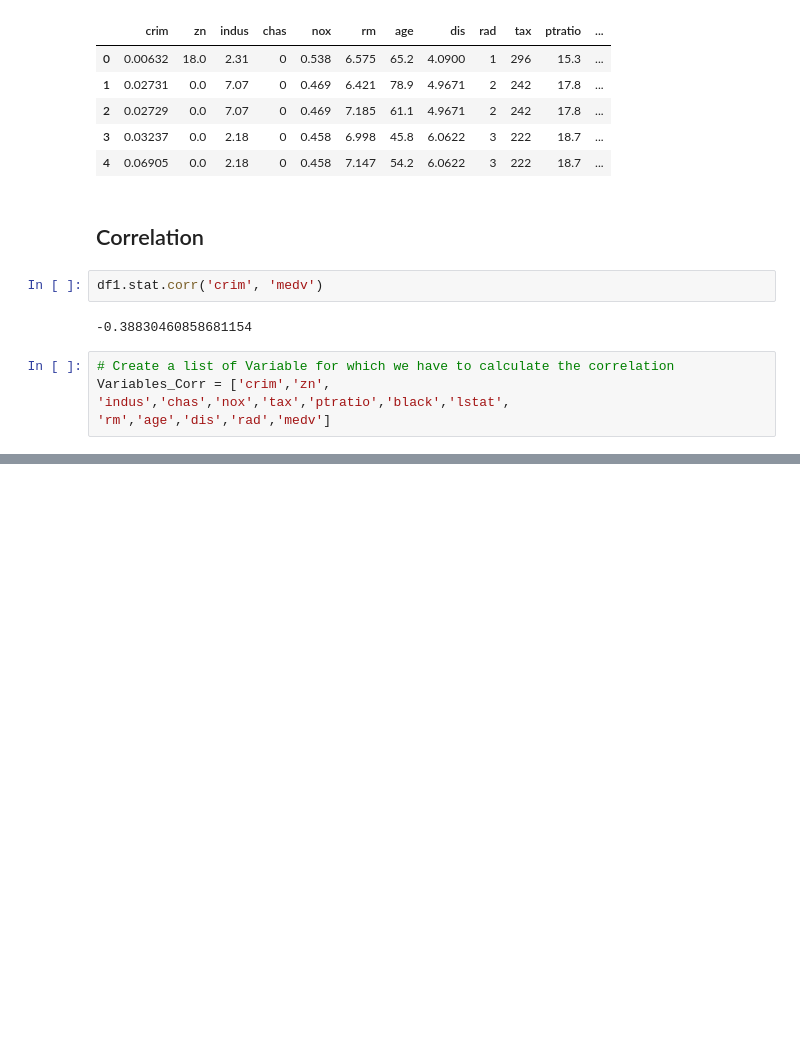
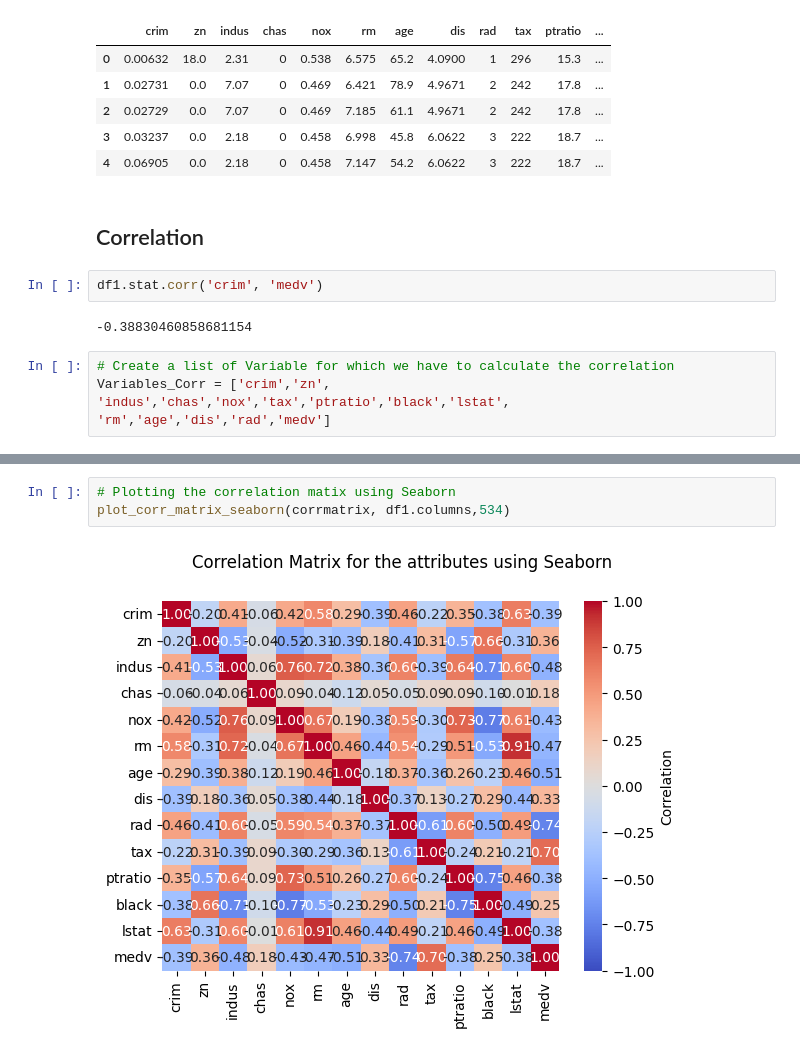
Before and after one commit to rohandawar/pyspark, a Jupyter notebook: Pyspark_google_Colab_Primer_Correlation_Analysis.ipynb, the cells around one changed output, grey strips where cells are left out. Drawn from its saved outputs; the diff is of its cells as text; blank space fills up the shorter version.

```diff
--- a/Pyspark_google_Colab_Primer_Correlation_Analysis.ipynb
+++ b/Pyspark_google_Colab_Primer_Correlation_Analysis.ipynb
@@ -113,0 +218,5 @@ assembler = VectorAssembler(inputCols=Variables_Corr,
+# %%
+# Plotting the correlation matix using Seaborn
+plot_corr_matrix_seaborn(corrmatrix, df1.columns,534)
+# %% [output]
+[figure, added]
```
Also changed, not shown: parts of 9 cells of this notebook.
